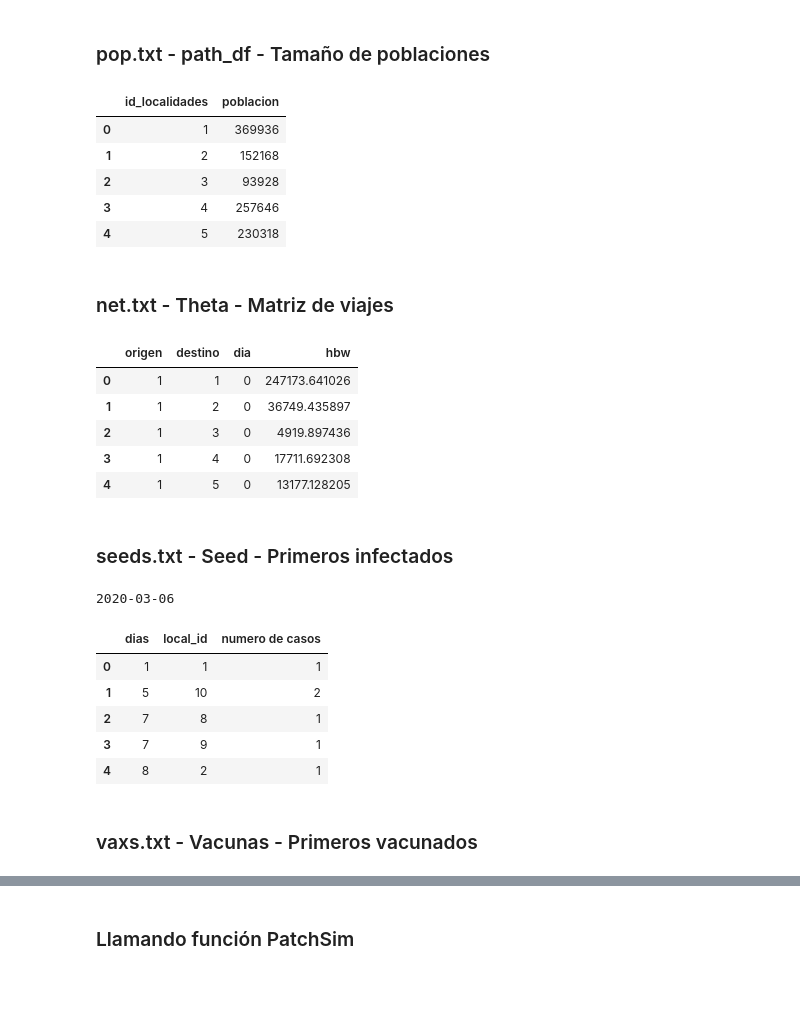
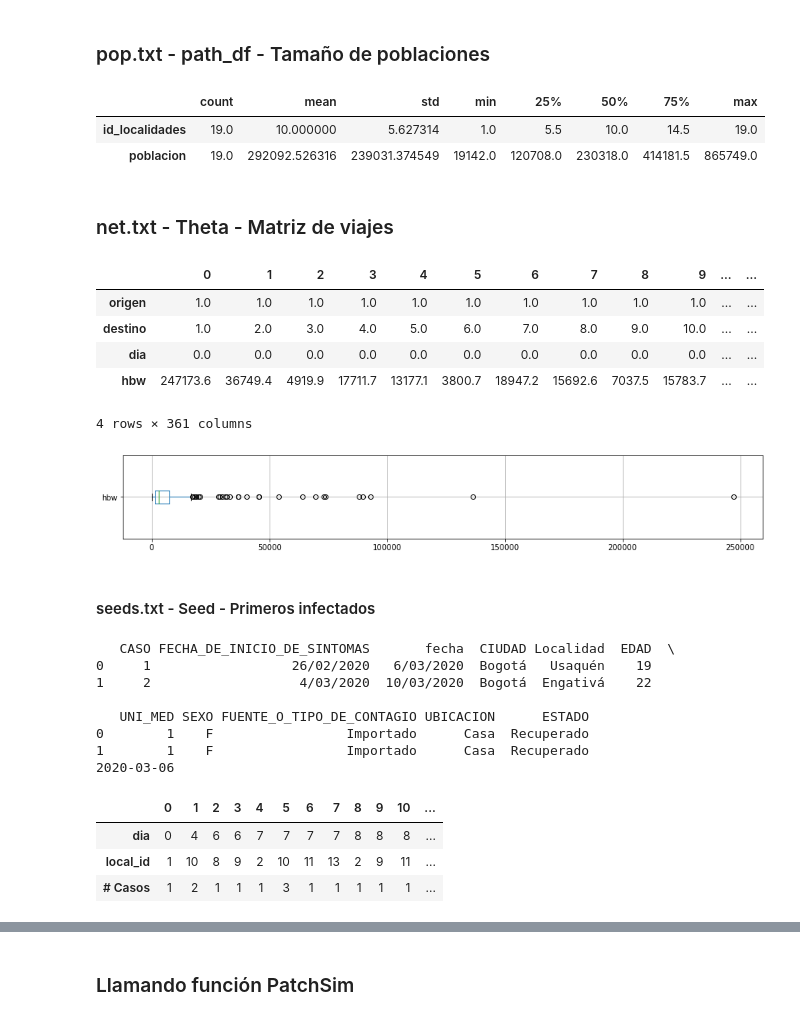
Before and after one commit to eilinlunam/PatchSim-modificado, a Jupyter notebook: Modelo_Bogotá.ipynb, the cells around one changed output, grey strips where cells are left out. Saved outputs shown, nothing was run; the diff lists cells and outputs as text; code cells hidden in the pictures; blank space fills up the shorter version.

```diff
--- a/Modelo_Bogotá.ipynb
+++ b/Modelo_Bogotá.ipynb
@@ -47,56 +48,66 @@ df = pd.DataFrame( {"id_localidades":localidades["local_id"].values,
                     "poblacion":localidades["PopCDR"].values})
 
 df.to_csv("files/pop.txt", header = False, index = False, sep=' ')
-df.head()
+df.describe().T
 # %% [output]
-|  | id_localidades | poblacion |
-| 0 | 1 | 369936 |
-| 1 | 2 | 152168 |
-| 2 | 3 | 93928 |
-| 3 | 4 | 257646 |
-| 4 | 5 | 230318 |
+|  | count | mean | std | min | 25% | 50% | 75% | max |
+| id_localidades | 19.0 | 10.000000 | 5.627314 | 1.0 | 5.5 | 10.0 | 14.5 | 19.0 |
+| poblacion | 19.0 | 292092.526316 | 239031.374549 | 19142.0 | 120708.0 | 230318.0 | 414181.5 | 865749.0 |
 # %% [markdown]
 ### net.txt - Theta - Matriz de viajes
 # %%
 redes = pd.read_csv("files/cdr_od_loc.csv")
 
 df = pd.DataFrame( {"origen":redes["o_loc"].values,
                     "destino":redes["d_loc"].values,
                     "dia":np.zeros(len(redes), dtype=int),
                     "hbw":redes["hbw"].values})
 
 df.to_csv("files/net.txt", header = False, index = False, sep=' ')
-df.head()
+
+fig, ax = plt.subplots(figsize=(15,2))
+df.boxplot("hbw", vert=False, ax=ax)
+df.T.round(1)
 # %% [output]
-|  | origen | destino | dia | hbw |
-| 0 | 1 | 1 | 0 | 247173.641026 |
-| 1 | 1 | 2 | 0 | 36749.435897 |
-| 2 | 1 | 3 | 0 | 4919.897436 |
-| 3 | 1 | 4 | 0 | 17711.692308 |
-| 4 | 1 | 5 | 0 | 13177.128205 |
+|  | 0 | 1 | 2 | 3 | 4 | 5 | 6 | 7 | 8 | 9 | ... | ... |
+| origen | 1.0 | 1.0 | 1.0 | 1.0 | 1.0 | 1.0 | 1.0 | 1.0 | 1.0 | 1.0 | ... | ... |
+| destino | 1.0 | 2.0 | 3.0 | 4.0 | 5.0 | 6.0 | 7.0 | 8.0 | 9.0 | 10.0 | ... | ... |
+| dia | 0.0 | 0.0 | 0.0 | 0.0 | 0.0 | 0.0 | 0.0 | 0.0 | 0.0 | 0.0 | ... | ... |
+| hbw | 247173.6 | 36749.4 | 4919.9 | 17711.7 | 13177.1 | 3800.7 | 18947.2 | 15692.6 | 7037.5 | 15783.7 | ... | ... |
+4 rows × 361 columns
+[figure, added]
 # %% [markdown]
-### seeds.txt - Seed - Primeros infectados
+#### seeds.txt - Seed - Primeros infectados
 # %%
-# Semillas: 10 primeros dias
 casos = pd.read_csv("files/osb_enftransm-covid-19_17042021.csv", nrows=732872, encoding='latin-1', delimiter=";")
-casos["FECHA_DIAGNOSTICO"] = pd.to_datetime(casos["FECHA_DIAGNOSTICO"], format="%d/%m/%Y")  # Fecha diagnosticado to DateTime
-dia1 = casos["FECHA_DIAGNOSTICO"].min()  # Primer caso de covid en Bogotá
-print(dia1.date())  # 6 de marzo de 2020 -- Dia 1
-dias = casos["FECHA_DIAGNOSTICO"] - dia1 # Resta fechas - dia 1
-casos["dias"] = dias.dt.days+1  # To int.
-casos = casos.rename(columns={"LOCALIDAD_ASIS": 'Localidad'})
-datos = pd.merge(casos, localidades, on='Localidad')  # Uniendo datos by localidades.
-group = datos.groupby(['dias', 'local_id']).size().reset_index(name='numero de casos')
-df = group[group["dias"]<=10]  # Semillas: Cantidad de infectados en los primeros 10 dias para cada localidad.
+casos = casos.rename(columns={"LOCALIDAD_ASIS": 'Localidad',
+                             "FECHA_DIAGNOSTICO":'fecha'})
+print(casos.head(2))
+
+casos["fecha"] = pd.to_datetime(casos["fecha"], format="%d/%m/%Y")  # to DateTime
+dia1 = casos["fecha"].min()  # Primer caso de covid en Bogotá
+print(dia1.date())  # 6 de marzo de 2020
+
+tiempo = casos["fecha"] - dia1 # Tiempo transcurrido
+casos["dia"] = tiempo.dt.days # To int.
+
+datos = pd.merge(casos, localidades, on='Localidad')  # Uniendo datos by id: "localidades".
+Ncasos = datos.groupby(['dia', 'local_id']).size().reset_index(name='# Casos')  # Cantidad de casos
+
+# Semillas: Cantidad de infectados en los primeros 10 dias para cada localidad.
+df = Ncasos[Ncasos["dia"]<=10]
 df.to_csv("files/seeds.txt", header = False, index = False, sep=' ')
-df.head()
+df.T
 # %% [output]
+   CASO FECHA_DE_INICIO_DE_SINTOMAS       fecha  CIUDAD Localidad  EDAD  \
+0     1                  26/02/2020   6/03/2020  Bogotá   Usaquén    19
+1     2                   4/03/2020  10/03/2020  Bogotá  Engativá    22
+
+   UNI_MED SEXO FUENTE_O_TIPO_DE_CONTAGIO UBICACION      ESTADO
+0        1    F                 Importado      Casa  Recuperado
+1        1    F                 Importado      Casa  Recuperado
 2020-03-06
-|  | dias | local_id | numero de casos |
-| 0 | 1 | 1 | 1 |
-| 1 | 5 | 10 | 2 |
-| 2 | 7 | 8 | 1 |
-| 3 | 7 | 9 | 1 |
-| 4 | 8 | 2 | 1 |
+|  | 0 | 1 | 2 | 3 | 4 | 5 | 6 | 7 | 8 | 9 | 10 | ... |
+| dia | 0 | 4 | 6 | 6 | 7 | 7 | 7 | 7 | 8 | 8 | 8 | ... |
+| local_id | 1 | 10 | 8 | 9 | 2 | 10 | 11 | 13 | 2 | 9 | 11 | ... |
+| # Casos | 1 | 2 | 1 | 1 | 1 | 3 | 1 | 1 | 1 | 1 | 1 | ... |
-# %% [markdown]
-### vaxs.txt - Vacunas - Primeros vacunados
```
Also changed, not shown: parts of 8 cells of this notebook, 4 other files.
